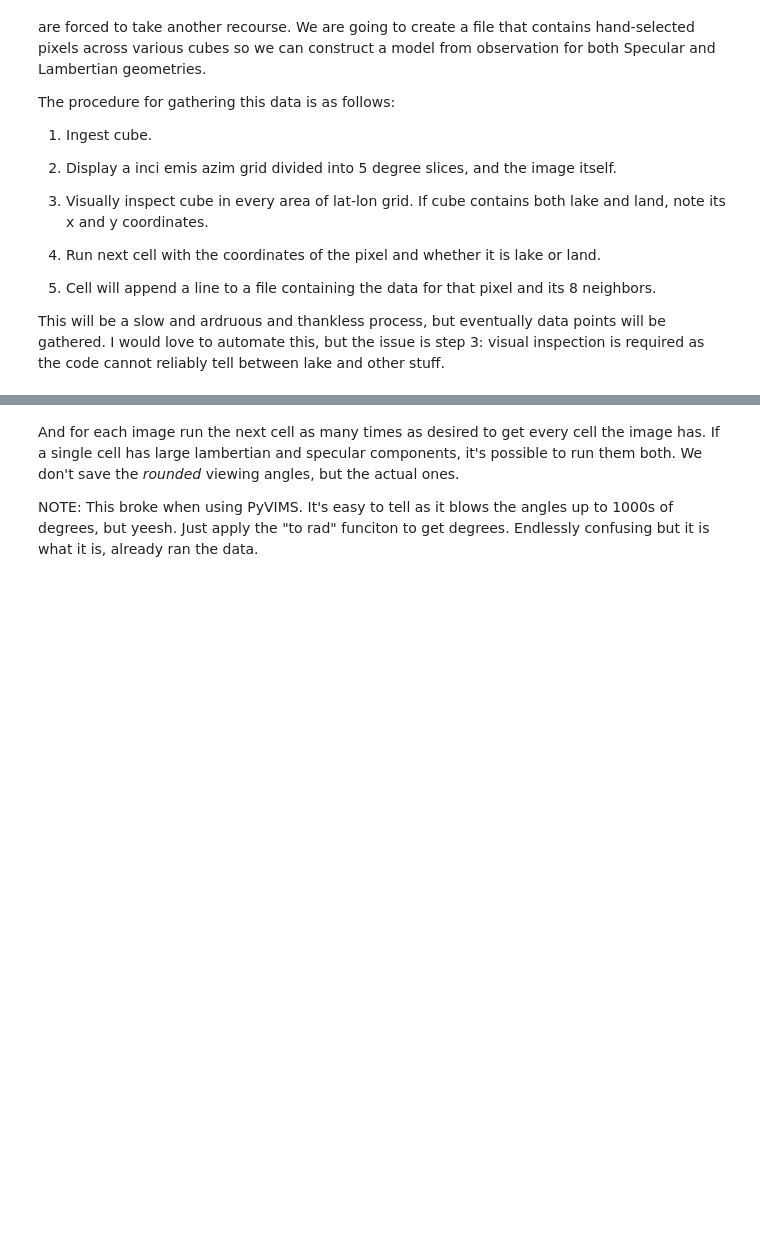
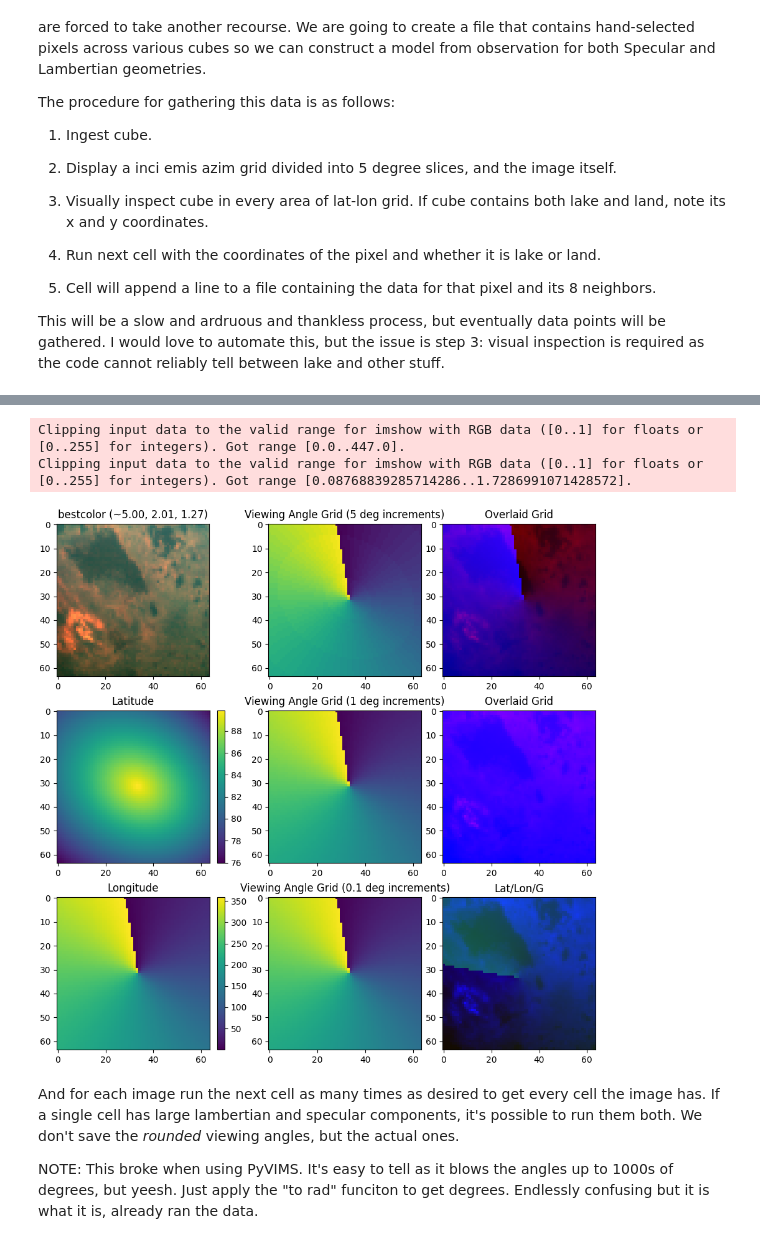
Before and after one commit to GMBlackjack/GMsNotes, a Jupyter notebook: SCRATCH WORK/LambertianSpecularDifferences/Specular Model Tester Present Comparison Method.ipynb, the cells around one changed output, grey strips where cells are left out. Saved outputs shown, nothing was run; the diff lists cells and outputs as text; code cells hidden in the pictures; blank space fills up the shorter version.

```diff
--- a/SCRATCH WORK/LambertianSpecularDifferences/Specular Model Tester Present Comparison Method.ipynb
+++ b/SCRATCH WORK/LambertianSpecularDifferences/Specular Model Tester Present Comparison Method.ipynb
@@ -787,3 +825,54 @@ plt.show()
+# %%
+# DISPLAY FOR INSPECTION
+%matplotlib ipympl
+fig, axs = plt.subplots(3,3, figsize = (9,9), layout = "constrained")
+
+latim = axs[1][0].imshow(np.transpose(geoIRData)[0],origin="upper")
+axs[1][0].set(title="Latitude")
+fig.colorbar(latim,ax=axs[1][0])
+lonim = axs[2][0].imshow(np.transpose(geoIRData)[1],origin="upper")
+axs[2][0].set(title="Longitude")
+fig.colorbar(lonim,ax=axs[2][0])
+
+angleGrid = np.around(np.transpose(geoIRData)[0]/5.)*5. + np.around(np.transpose(geoIRData)[1]/5.)*5.
+c1 = axs[0][1].imshow(angleGrid, cmap="viridis")
+axs[0][1].set(title="Viewing Angle Grid (5 deg increments)")
+
+angleGrid2 = np.around(np.transpose(geoIRData)[0]/1.)*1. + np.around(np.transpose(geoIRData)[1]/1.)*1.
+c2 = axs[1][1].imshow(angleGrid2, cmap="viridis")
+axs[1][1].set(title="Viewing Angle Grid (1 deg increments)")
+
+angleGrid3 = np.around(np.transpose(geoIRData)[0]/0.1)*0.1 + np.around(np.transpose(geoIRData)[1]/0.1)*0.1
+c3 = axs[2][1].imshow(angleGrid3, cmap="viridis")
+axs[2][1].set(title="Viewing Angle Grid (0.1 deg increments)")
+
+angleGrid = angleGrid - np.amin(angleGrid)
+angleGrid = angleGrid/np.amax(angleGrid)
+newG = G-np.amin(G)
+newG = newG/np.amax(newG)
+overlaidGrid = [np.transpose(newG/2.), np.transpose(G*0), np.transpose(angleGrid)]
+overlaidGrid = np.transpose(overlaidGrid)
+overlaidGrid2 = [np.transpose(newG/2.), np.transpose(G*0), np.transpose(angleGrid2)]
+overlaidGrid2 = np.transpose(overlaidGrid2)
+
+overlaidGrid3 = [np.absolute(np.transpose(geoIRData)[0]/1000.), np.transpose(geoIRData)[1]/1000., np.transpose(newG)]
+overlaidGrid3 = np.transpose(overlaidGrid3)
+
+image = axs[0][2].imshow(overlaidGrid,origin="upper")
+axs[0][2].set(title="Overlaid Grid")
+image = axs[1][2].imshow(overlaidGrid2,origin="upper")
+axs[1][2].set(title="Overlaid Grid")
+image = axs[2][2].imshow(overlaidGrid3,origin="upper")
+axs[2][2].set(title="Lat/Lon/G")
+
+image = axs[0][0].imshow(colorData,origin="upper")
+axs[0][0].set(title="bestcolor (~5.00, 2.01, 1.27)")
+
+plt.show()
+# %% [output]
+Clipping input data to the valid range for imshow with RGB data ([0..1] for floats or [0..255] for integers). Got range [0.0..447.0].
+Clipping input data to the valid range for imshow with RGB data ([0..1] for floats or [0..255] for integers). Got range [0.08768839285714286..1.7286991071428572].
+[figure, added]
 # %% [markdown]
 And for each image run the next cell as many times as desired to get every cell the image has. If a single cell has large lambertian and specular components, it's possible to run them both. We don't save the *rounded* viewing angles, but the actual ones.
 
```
Also changed, not shown: parts of 5 cells of this notebook, 22 other files.
